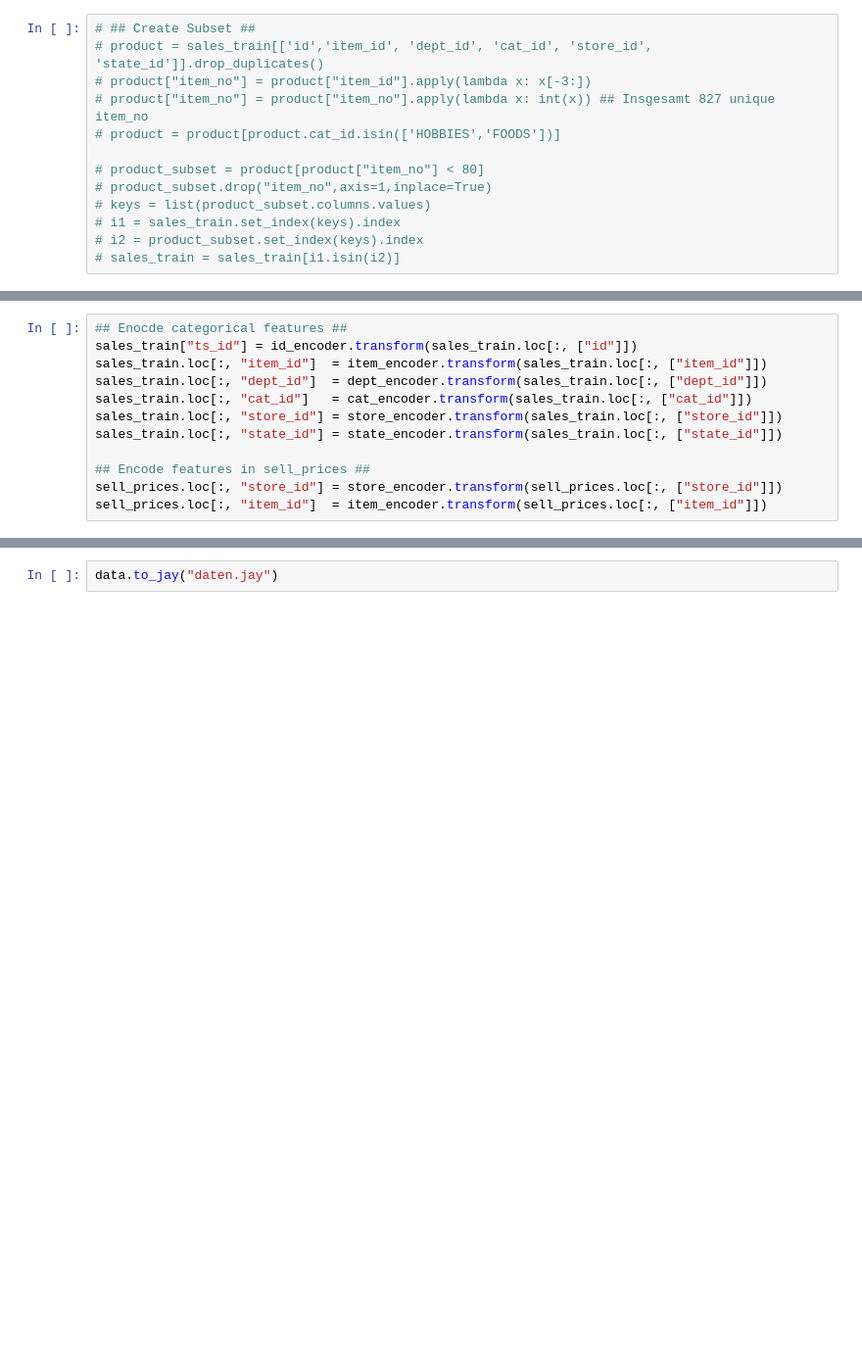
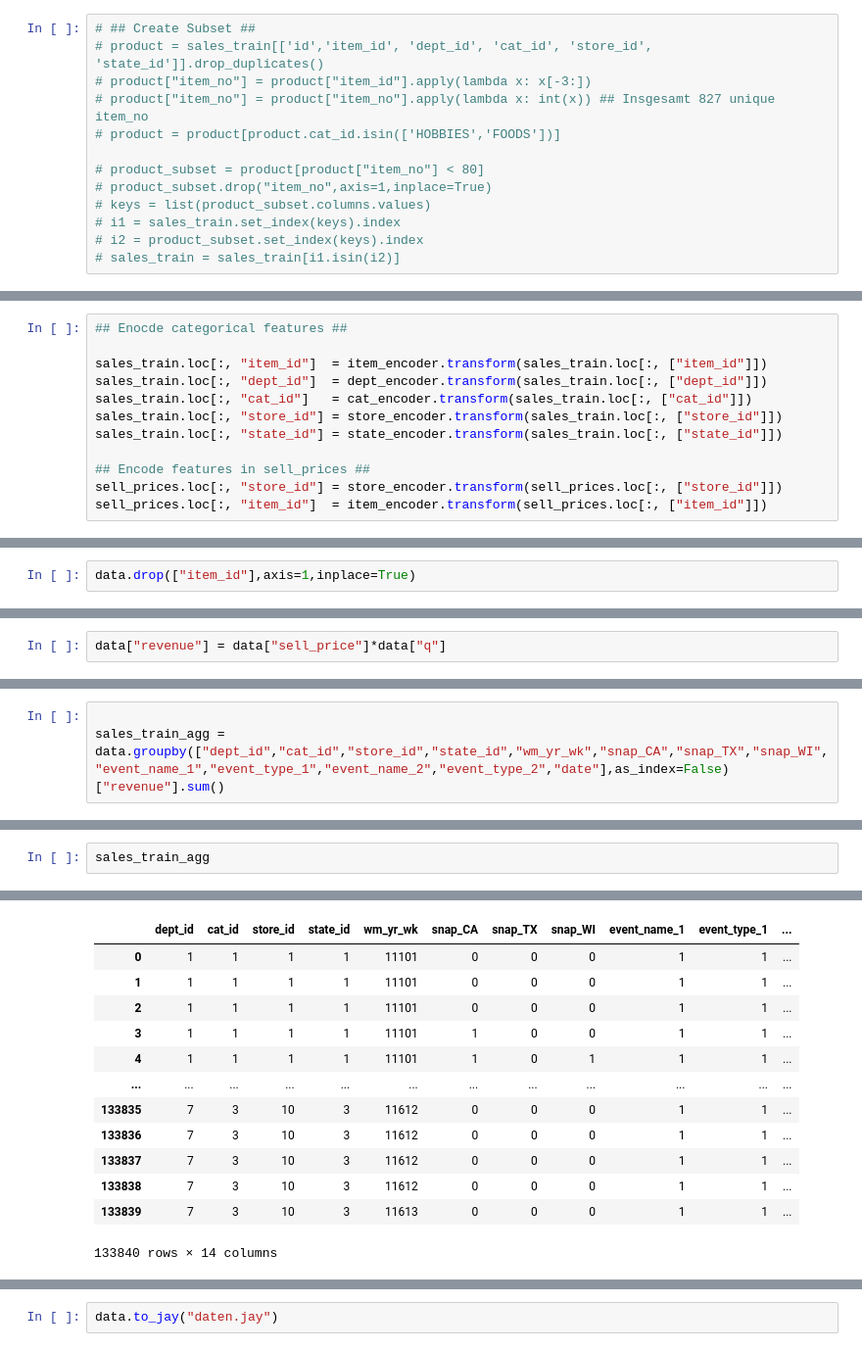
Before and after one commit to danbartl/m5_dataprep, a Jupyter notebook: preprocess_and_forecast.ipynb, the cells around one changed output, grey strips where cells are left out. Shown at 98% size. Cells and saved outputs as stored; diff of their text form; blank space fills up the shorter version.

```diff
--- a/preprocess_and_forecast.ipynb
+++ b/preprocess_and_forecast.ipynb
@@ -115,6 +127,6 @@ calendar.loc[:, "event_type_2"] = event_type_2_encoder.transform(calendar.loc[:,
 # %%
 ## Enocde categorical features ##
-sales_train["ts_id"] = id_encoder.transform(sales_train.loc[:, ["id"]])
+
 sales_train.loc[:, "item_id"]  = item_encoder.transform(sales_train.loc[:, ["item_id"]])
 sales_train.loc[:, "dept_id"]  = dept_encoder.transform(sales_train.loc[:, ["dept_id"]])
 sales_train.loc[:, "cat_id"]   = cat_encoder.transform(sales_train.loc[:, ["cat_id"]])
@@ -157,0 +174,2 @@ data.sort_values(["item_id","store_id","date"], inplace=True, ignore_index=True)
+# %%
+data.drop(["item_id"],axis=1,inplace=True)
@@ -157,0 +178,2 @@ data.sort_values(["item_id","store_id","date"], inplace=True, ignore_index=True)
+# %%
+data["revenue"] = data["sell_price"]*data["q"]
@@ -157,0 +182,3 @@ data.sort_values(["item_id","store_id","date"], inplace=True, ignore_index=True)
+# %%
+
+sales_train_agg = data.groupby(["dept_id","cat_id","store_id","state_id","wm_yr_wk","snap_CA","snap_TX","snap_WI","event_name_1","event_type_1","event_name_2","event_type_2","date"],as_index=False)["revenue"].sum()
@@ -157,0 +187,3 @@ data.sort_values(["item_id","store_id","date"], inplace=True, ignore_index=True)
+# %%
+sales_train_agg
+# %% [output]
@@ -157,0 +191,13 @@ data.sort_values(["item_id","store_id","date"], inplace=True, ignore_index=True)
+|  | dept_id | cat_id | store_id | state_id | wm_yr_wk | snap_CA | snap_TX | snap_WI | event_name_1 | event_type_1 | ... |
+| 0 | 1 | 1 | 1 | 1 | 11101 | 0 | 0 | 0 | 1 | 1 | ... |
+| 1 | 1 | 1 | 1 | 1 | 11101 | 0 | 0 | 0 | 1 | 1 | ... |
+| 2 | 1 | 1 | 1 | 1 | 11101 | 0 | 0 | 0 | 1 | 1 | ... |
+| 3 | 1 | 1 | 1 | 1 | 11101 | 1 | 0 | 0 | 1 | 1 | ... |
+| 4 | 1 | 1 | 1 | 1 | 11101 | 1 | 0 | 1 | 1 | 1 | ... |
+| ... | ... | ... | ... | ... | ... | ... | ... | ... | ... | ... | ... |
+| 133835 | 7 | 3 | 10 | 3 | 11612 | 0 | 0 | 0 | 1 | 1 | ... |
+| 133836 | 7 | 3 | 10 | 3 | 11612 | 0 | 0 | 0 | 1 | 1 | ... |
+| 133837 | 7 | 3 | 10 | 3 | 11612 | 0 | 0 | 0 | 1 | 1 | ... |
+| 133838 | 7 | 3 | 10 | 3 | 11612 | 0 | 0 | 0 | 1 | 1 | ... |
+| 133839 | 7 | 3 | 10 | 3 | 11613 | 0 | 0 | 0 | 1 | 1 | ... |
+133840 rows × 14 columns
```
Also changed, not shown: parts of 30 cells of this notebook.
